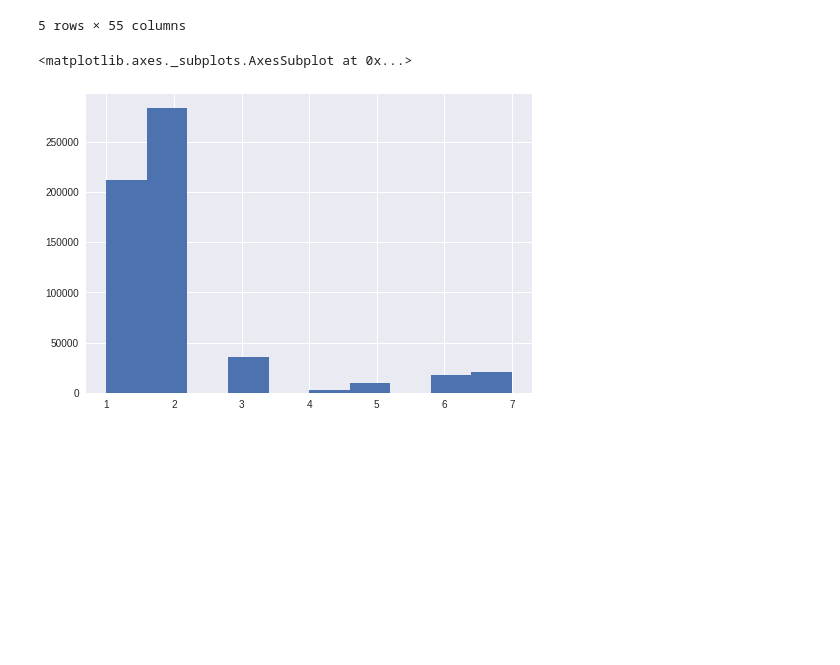
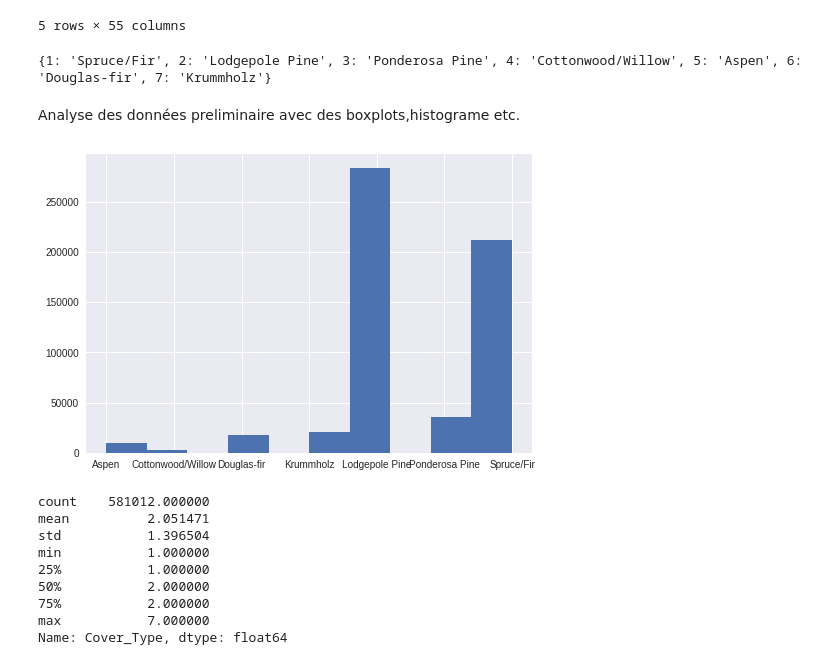
Before and after one commit to RomaricKanyamibwa/ForestCoverTypePrediction, a Jupyter notebook: ForestCoverTypePrediction.ipynb, the cells around one changed output. Saved outputs shown, nothing was run; the diff lists cells and outputs as text; code cells hidden in the pictures; blank space fills up the shorter version.

```diff
--- a/ForestCoverTypePrediction.ipynb
+++ b/ForestCoverTypePrediction.ipynb
@@ -38,8 +39,34 @@ covtype.head()
 | 3 | 2785 | 155 | 18 | 242 | 118 | 3090 | ... |
 | 4 | 2595 | 45 | 2 | 153 | -1 | 391 | ... |
 5 rows × 55 columns
+# %%
+CoverTypesClasses=['Spruce/Fir','Lodgepole Pine','Ponderosa Pine','Cottonwood/Willow','Aspen','Douglas-fir','Krummholz']
+dictCover={}
+
+for i,t in enumerate(CoverTypesClasses):
+  dictCover[i+1]=t
+print(dictCover)
+# %% [output]
+{1: 'Spruce/Fir', 2: 'Lodgepole Pine', 3: 'Ponderosa Pine', 4: 'Cottonwood/Willow', 5: 'Aspen', 6: 'Douglas-fir', 7: 'Krummholz'}
+# %%
+covtype2=covtype.replace({col_names[-1]:dictCover})
+covtype2.head();
+# %% [markdown]
+Analyse des données preliminaire avec des boxplots,histograme etc.
+# %%
+#Histograme
+covtype2['Cover_Type'].hist();
+# %% [output]
+[figure, added]
 # %%
-covtype['Cover_Type'].hist()
+covtype['Cover_Type'].describe()
 # %% [output]
-<matplotlib.axes._subplots.AxesSubplot at 0x...>
+count    581012.000000
+mean          2.051471
+std           1.396504
+min           1.000000
+25%           1.000000
+50%           2.000000
+75%           2.000000
+max           7.000000
+Name: Cover_Type, dtype: float64
-[figure, removed]
```
Also changed, not shown: parts of 9 cells of this notebook.
